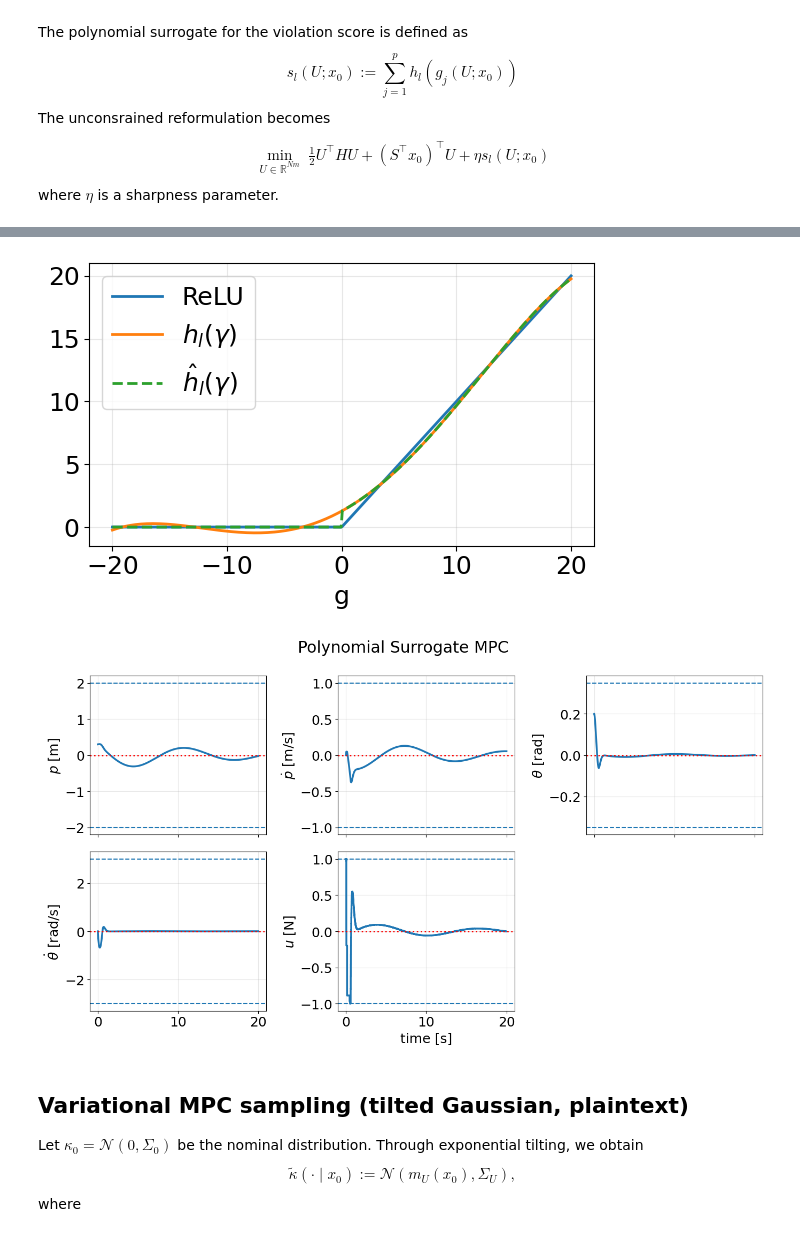
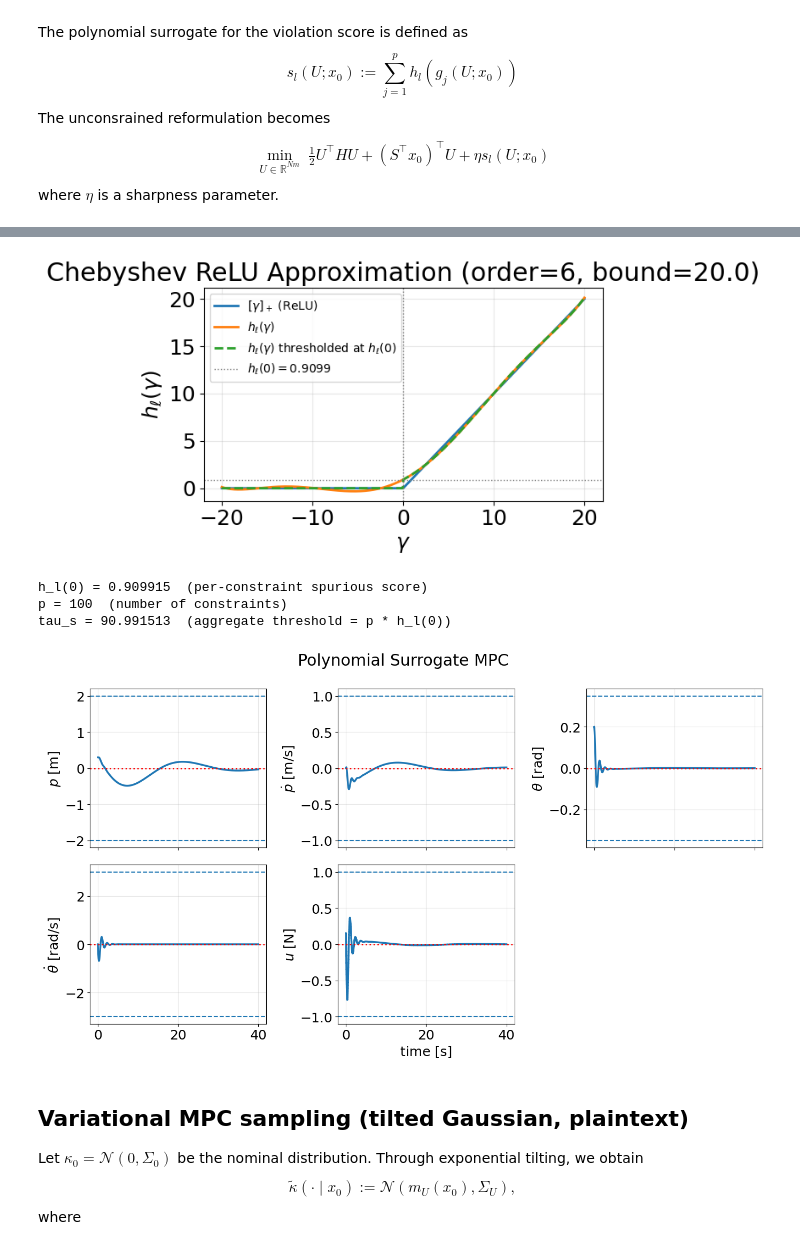
Before and after one commit to k-uta/Variational-Encrypted-Model-Predictive-Control, a Jupyter notebook: test.ipynb, the cells around one changed output, grey strips where cells are left out. Cells and saved outputs as stored; diff of their text form; code cells hidden in the pictures.

Commit message:
- thresholding at s_l level - testing with shorter horizon (N = 5) - tuning parameters

```diff
--- a/test.ipynb
+++ b/test.ipynb
@@ -62,8 +61,8 @@ A, B = pendulum.discretize(Ac, Bc, dt)
 n, m_in = A.shape[0], B.shape[1]
 
 # Horizon and simulation length
-N = 20           # MPC horizon
-T_steps = 2000    # simulation steps
+N = 10            # MPC horizon
+T_steps = 4000    # simulation steps
 
 # Weights (tune these as needed)
 # Primary objective is to send theta to zero
@@ -403,29 +340,52 @@ $$
 # %%
-# Plot thresholded surrogate (visualization, non-subtract)
-z = np.linspace(-cheb_bound, cheb_bound, 400)
+z = np.linspace(-cheb_bound, cheb_bound, 500)
+p_z = qpMPC.eval_relu_poly(z, surrogate_solver["coeffs"], cheb_bound)
 
-# Original Chebyshev ReLU approximation
-p = qpMPC.eval_relu_poly(z, surrogate_solver["coeffs"], cheb_bound)
+# Threshold tau_s = p * h_l(0), applied at aggregate level
+p_constraints = G.shape[0]
+tau_s = p_constraints * float(qpMPC.eval_relu_poly(0.0, surrogate_solver["coeffs"], cheb_bound))
 
-# Thresholded version (no subtraction)
-p_thresh = np.where(p < threshold, 0.0, p)
+h_l_0 = float(qpMPC.eval_relu_poly(0.0, surrogate_solver["coeffs"], cheb_bound))
+p_thresh_viz = np.where(p_z < h_l_0, 0.0, p_z)
 
 plt.figure(figsize=(6, 4))
-plt.plot(z, np.maximum(0, z),  label='ReLU',linewidth=2.0)
-plt.plot(z, p, label=r"$h_l(\gamma)$",linewidth=2.0)
-plt.plot(z, p_thresh,'--', label=r"$\hat{h}_l(\gamma)$",linewidth=2.0)
-plt.xlabel('g')
+plt.plot(z, np.maximum(0, z), label=r'$[\gamma]_+$ (ReLU)', linewidth=2.0)
+plt.plot(z, p_z, label=r'$h_\ell(\gamma)$', linewidth=2.0)
+plt.plot(z, p_thresh_viz, '--', label=r'$h_\ell(\gamma)$ thresholded at $h_\ell(0)$', linewidth=2.0)
+plt.axvline(0, color='gray', linestyle=':', linewidth=1.0)
+plt.axhline(h_l_0, color='gray', linestyle=':', linewidth=1.0,
+            label=rf'$h_\ell(0) = {h_l_0:.4f}$')
+plt.xlabel(r'$\gamma$')
+plt.ylabel(r'$h_\ell(\gamma)$')
+plt.title(f'Chebyshev ReLU Approximation (order={cheb_order}, bound={cheb_bound})')
+plt.legend(fontsize=10)
 plt.grid(True, alpha=0.3)
-plt.legend()
 plt.tight_layout()
 plt.show()
+
+print(f"h_l(0) = {h_l_0:.6f}  (per-constraint spurious score)")
+print(f"p = {p_constraints}  (number of constraints)")
+print(f"tau_s = {tau_s:.6f}  (aggregate threshold = p * h_l(0))")
 # %% [output]
-[figure, old version]
+[figure, new version]
+h_l(0) = 0.909915  (per-constraint spurious score)
+p = 100  (number of constraints)
+tau_s = 90.991513  (aggregate threshold = p * h_l(0))
 # %%
 # Controller: Polynomial surrogate MPC (unconstrained)
-
 def ctrl_surrogate(x, U_warm):
-    u, Useq = solve_surrogate_mpc(x, warm_start_U=U_warm, verbose=False)
+    u, Useq = qpMPC.solve_surrogate_mpc(
+        x,
+        S=S,
+        h_of_x0=h_of_x0,
+        m_in=m_in,
+        solver=surrogate_solver,
+        warm_start_U=U_warm,
+        maxiter=surrogate_maxiter,
+        ftol=surrogate_ftol,
+        gtol=surrogate_gtol,
+        verbose=False,
+    )
     return u, Useq
 
 # run polynomial surrogate MPC controller
@@ -441,9 +401,10 @@ baseline_results["Polynomial Surrogate MPC"] = {
     "viol": mpc_utils.max_constraint_violation(xs_sur, us_sur, Gx=Gx, hx=hx, Gu=Gu, hu=hu),
 }
 
+
 plot_mpc(xs_sur, us_sur, title_prefix="Polynomial Surrogate MPC")
 # %% [output]
-[figure, old version]
+[figure, new version]
 # %% [markdown]
 ## Variational MPC sampling (tilted Gaussian, plaintext)
 
```
Also changed, not shown: parts of 6 cells of this notebook, 4 other files.
